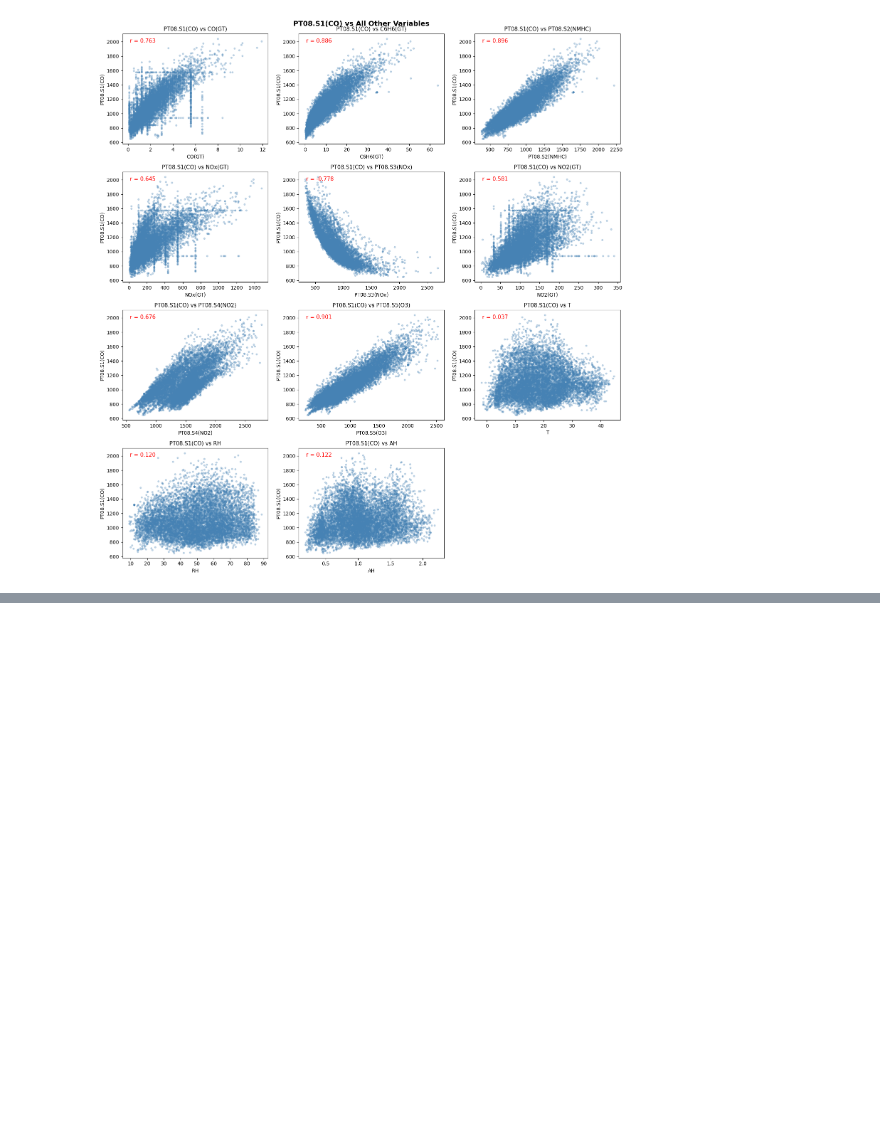
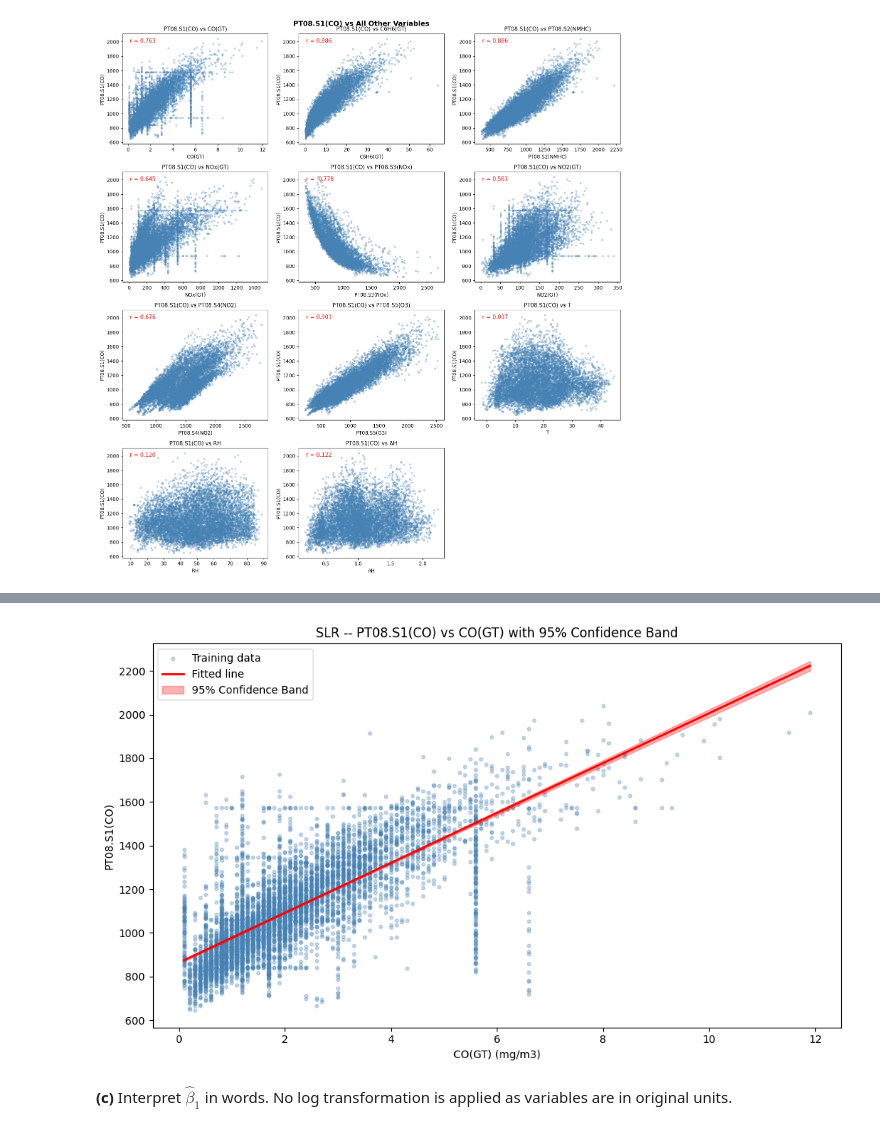
Before and after one commit to 3313556500/210P-Final-Project---Tao-Chen, a Jupyter notebook: 210P Final Project.ipynb, the cells around one changed output, grey strips where cells are left out. Drawn from its saved outputs; the diff is of its cells as text; code cells hidden in the pictures; blank space fills up the shorter version.

```diff
--- a/210P Final Project.ipynb
+++ b/210P Final Project.ipynb
@@ -505,0 +718,15 @@ plt.show()
+# %%
+#| label: tbl-air-slr-split
+#| tbl-cap: "Train/Test split summary for SLR modeling."
+
+# (a) Train/Test Split — time ordered, no shuffle
+split_idx = int(len(df_air) * 0.8)
+train = df_air.iloc[:split_idx].copy()
+test  = df_air.iloc[split_idx:].copy()
+
+print(f"Train size: {train.shape[0]}")
+print(f"Test size : {test.shape[0]}")
+
+# Fit SLR on training set
+slr_model = smf.ols("Q('PT08.S1(CO)') ~ Q('CO(GT)')", data=train).fit()
+print(slr_model.summary())
@@ -505,0 +764,32 @@ plt.show()
+# %%
+#| label: fig-air-slr-fit
+#| fig-cap: "SLR fitted regression line with 95% confidence band for PT08.S1(CO) vs CO(GT)."
+
+fig, ax = plt.subplots(figsize=(10, 6))
+
+# Scatter training data
+ax.scatter(train["CO(GT)"], train["PT08.S1(CO)"],
+           alpha=0.3, s=10, color="steelblue", label="Training data")
+
+# Generate prediction and confidence band
+x_range = np.linspace(train["CO(GT)"].min(), train["CO(GT)"].max(), 200)
+x_pred  = sm.add_constant(pd.DataFrame({"CO(GT)": x_range}))
+pred    = slr_model.get_prediction(x_pred)
+pred_df = pred.summary_frame(alpha=0.05)
+
+ax.plot(x_range, pred_df["mean"],
+        color="red", linewidth=2, label="Fitted line")
+ax.fill_between(x_range, pred_df["mean_ci_lower"], pred_df["mean_ci_upper"],
+                alpha=0.3, color="red", label="95% Confidence Band")
+
+ax.set_xlabel("CO(GT) (mg/m3)")
+ax.set_ylabel("PT08.S1(CO)")
+ax.set_title("SLR -- PT08.S1(CO) vs CO(GT) with 95% Confidence Band")
+ax.legend()
+plt.tight_layout()
+plt.show()
+# %% [output]
+[figure, added]
+# %% [markdown]
+**(c)** Interpret $\hat{\beta}_1$ in words. No log transformation is applied as
+variables are in original units.
```
Also changed, not shown: parts of 56 cells of this notebook.
